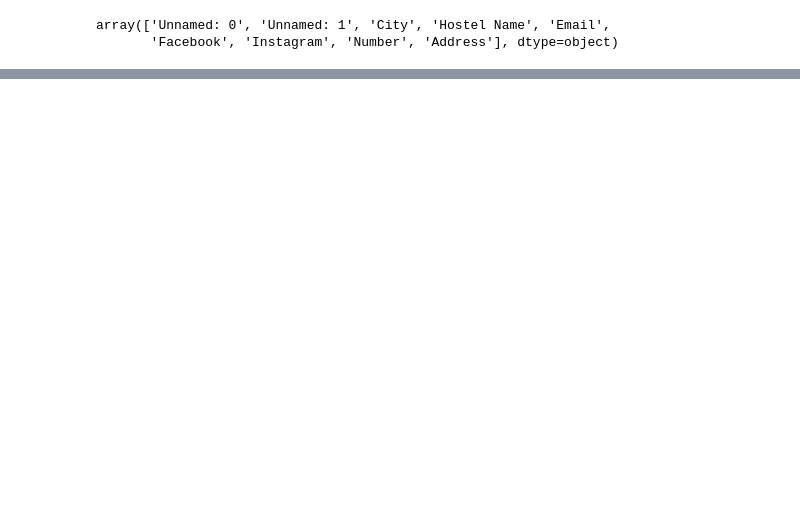
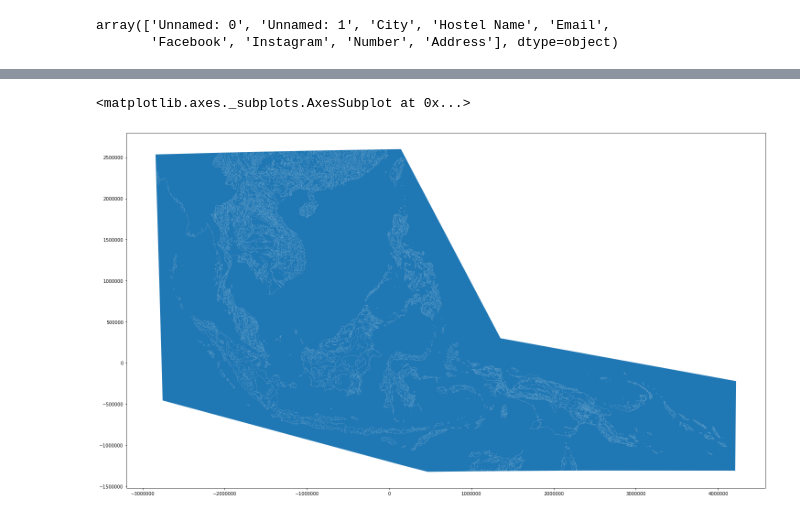
Before and after one commit to JefNtungila/Hostels-in-SEA, a Jupyter notebook: Mapping_Hostels.ipynb, the cells around one changed output, grey strips where cells are left out. Cells and saved outputs as stored; diff of their text form; code cells hidden in the pictures; blank space fills up the shorter version.

```diff
--- a/Mapping_Hostels.ipynb
+++ b/Mapping_Hostels.ipynb
@@ -64,0 +150,8 @@ hostel_data.tail(50)
+# %%
+SEA_map = gpd.GeoDataFrame.from_file('https://certmapper.cr.usgs.gov/data/we/ofr97470f/spatial/shape/geo3bl.zip')
+# %%
+fig, ax = plt.subplots (figsize = (25,15))
+SEA_map.plot(ax=ax)
+# %% [output]
+<matplotlib.axes._subplots.AxesSubplot at 0x...>
+[figure, added]
```
Also changed, not shown: parts of 16 cells of this notebook.
